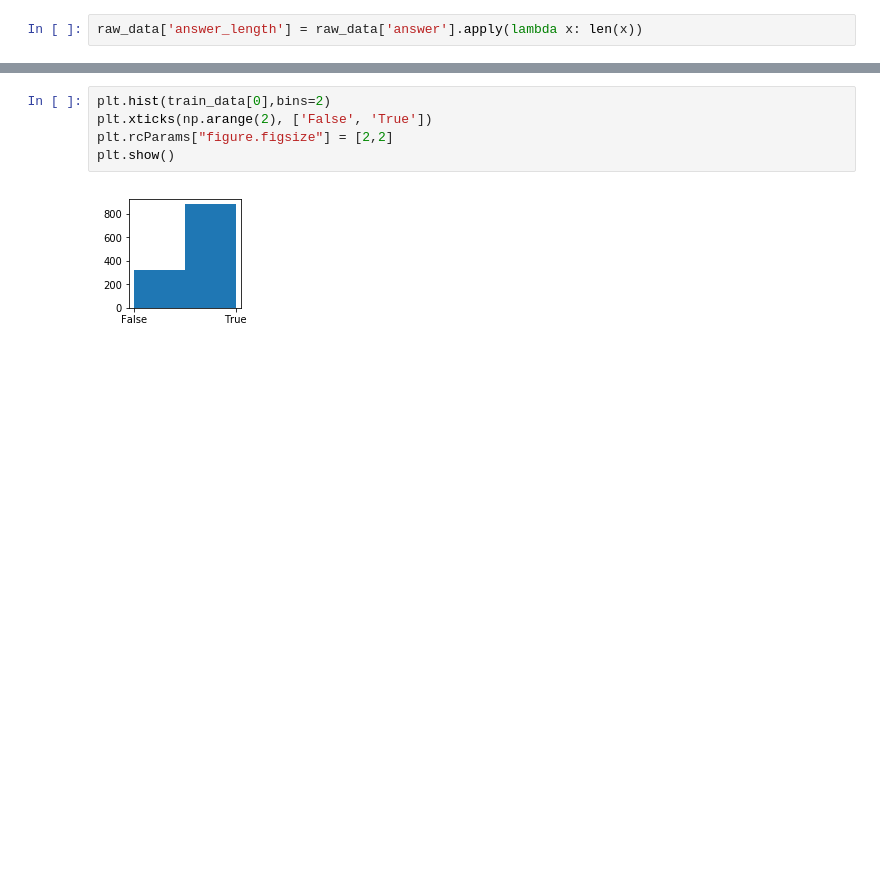
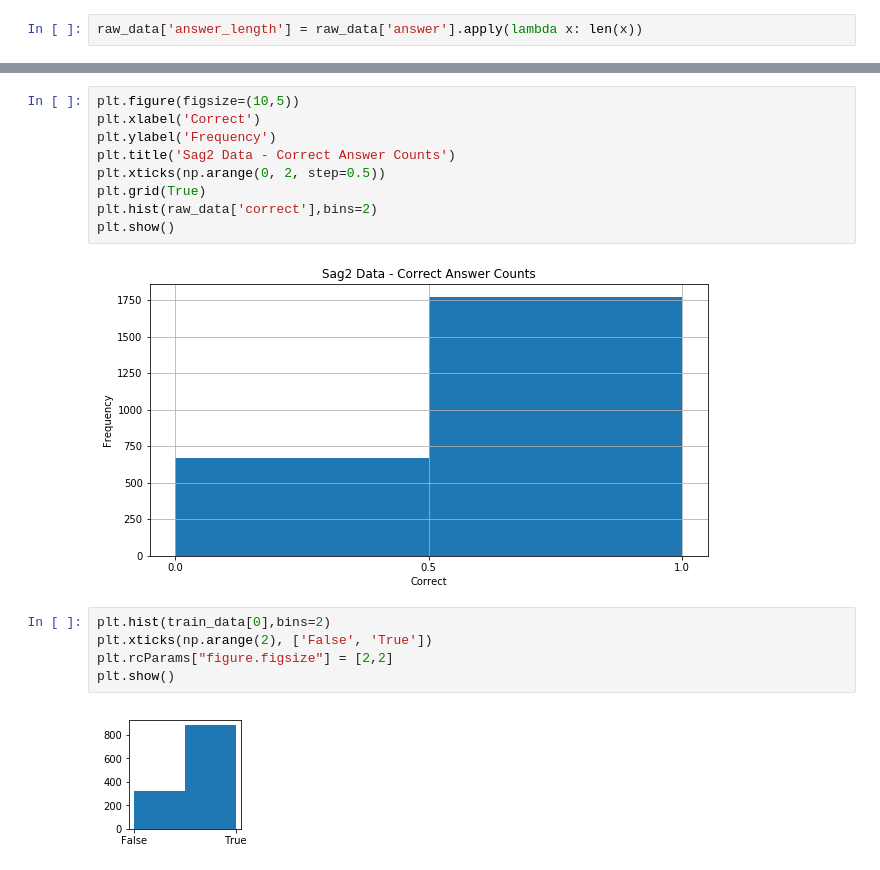
Before and after one commit to dbbrandt/short_answer_granding_capstone_project, a Jupyter notebook: Capstone 2 SAG-XGB.ipynb, the cells around one changed output, grey strips where cells are left out. Saved outputs shown, nothing was run; the diff lists cells and outputs as text; blank space fills up the shorter version.

```diff
--- a/Capstone 2 SAG-XGB.ipynb
+++ b/Capstone 2 SAG-XGB.ipynb
@@ -82,3 +81,14 @@ plt.show()
+# %%
+plt.figure(figsize=(10,5))
+plt.xlabel('Correct')
+plt.ylabel('Frequency')
+plt.title('Sag2 Data - Correct Answer Counts')
+plt.xticks(np.arange(0, 2, step=0.5))
+plt.grid(True)
+plt.hist(raw_data['correct'],bins=2)
+plt.show()
+# %% [output]
+[figure, added]
 # %%
 plt.hist(train_data[0],bins=2)
 plt.xticks(np.arange(2), ['False', 'True'])
```
Also changed, not shown: parts of 4 cells of this notebook, 2 other files.
